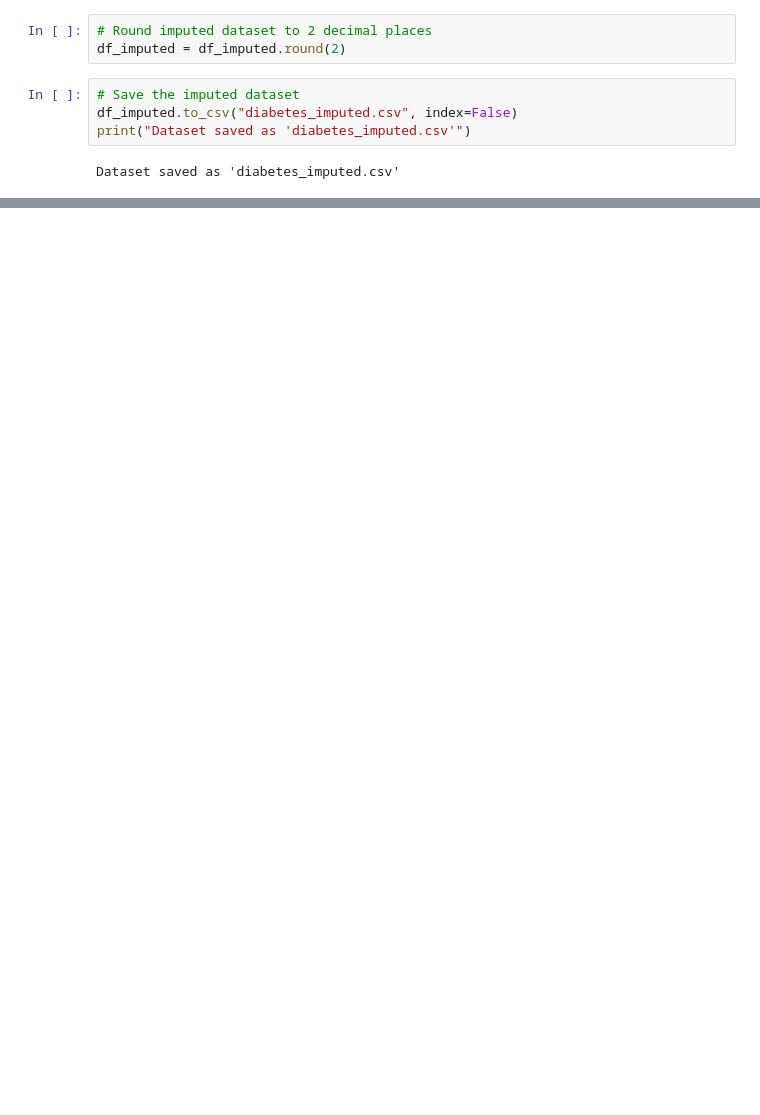
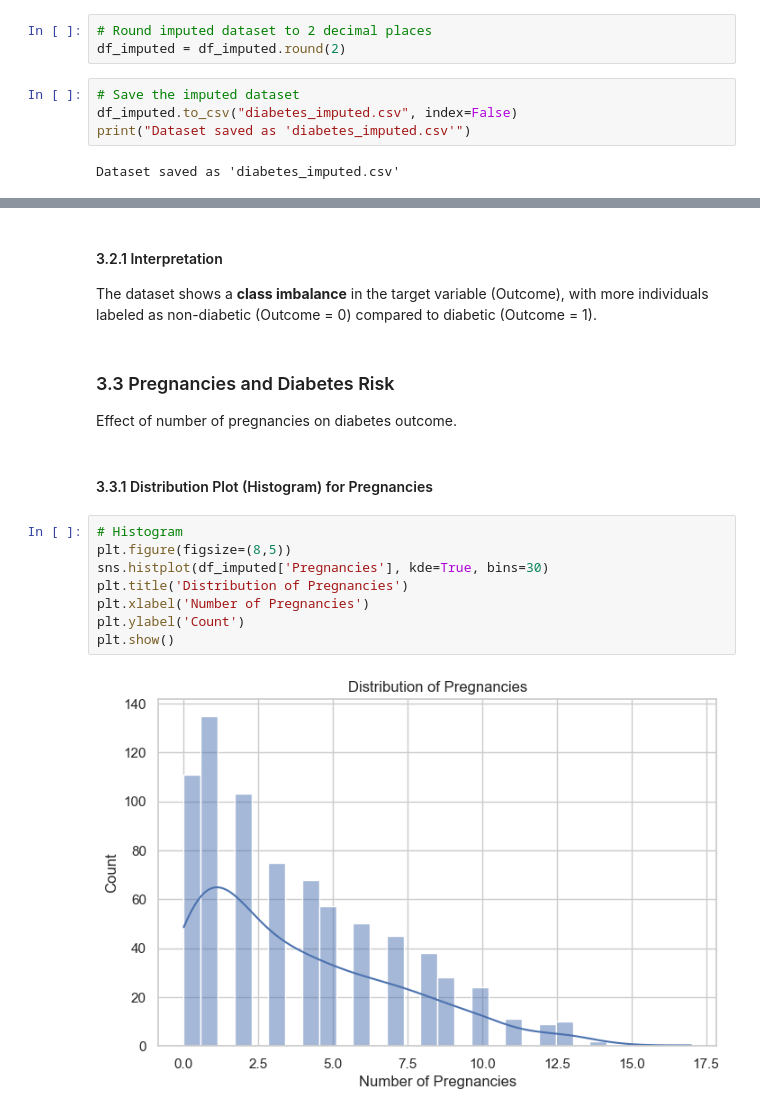
Before and after one commit to Similoluwa224/team_glucose_guard, a Jupyter notebook: capstone_diabetes.ipynb, the cells around one changed output, grey strips where cells are left out. Drawn from its saved outputs; the diff is of its cells as text; blank space fills up the shorter version.

```diff
--- a/capstone_diabetes.ipynb
+++ b/capstone_diabetes.ipynb
@@ -356,0 +551,18 @@ Dataset saved as 'diabetes_imputed.csv'
+# %% [markdown]
+#### 3.2.1 Interpretation
+The dataset shows a **class imbalance** in the target variable (Outcome), with more individuals labeled as non-diabetic (Outcome = 0) compared to diabetic (Outcome = 1).
+# %% [markdown]
+### 3.3 Pregnancies and Diabetes Risk
+Effect of number of pregnancies on diabetes outcome.
+# %% [markdown]
+#### 3.3.1 Distribution Plot (Histogram) for Pregnancies
+# %%
+# Histogram
+plt.figure(figsize=(8,5))
+sns.histplot(df_imputed['Pregnancies'], kde=True, bins=30)
+plt.title('Distribution of Pregnancies')
+plt.xlabel('Number of Pregnancies')
+plt.ylabel('Count')
+plt.show()
+# %% [output]
+[figure, added]
```
Also changed, not shown: parts of 93 cells of this notebook, 1 other file.
